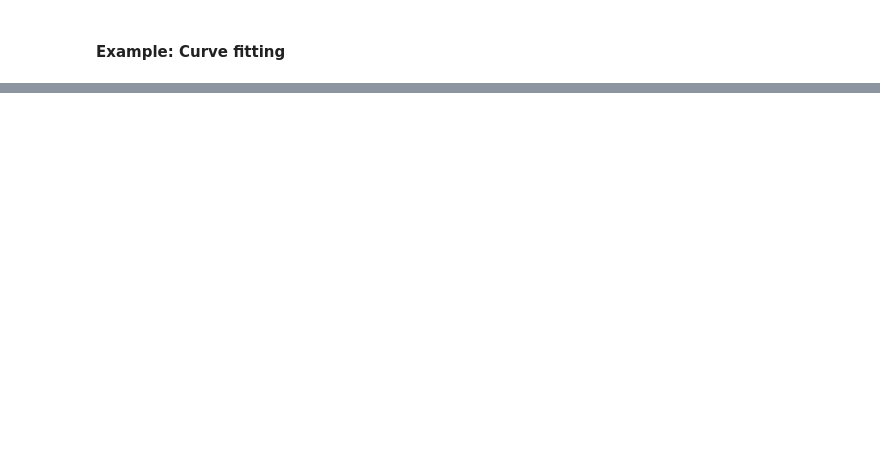
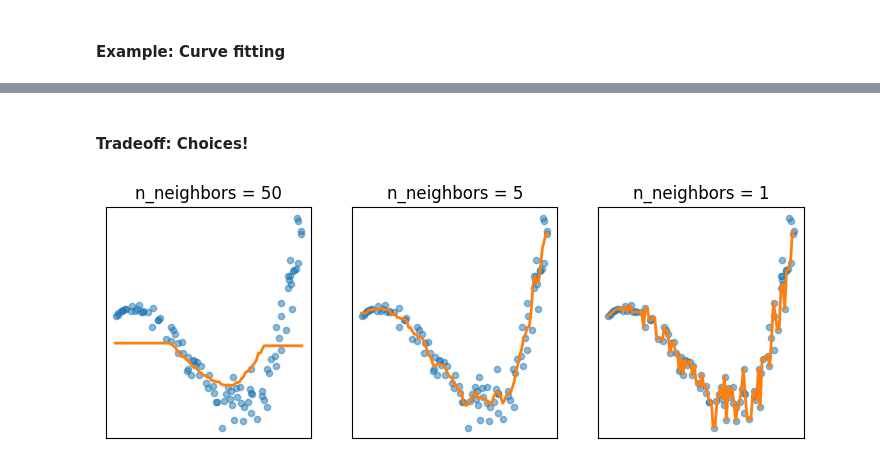
Before and after one commit to venkateshsoundar/DATA607W2025, a Jupyter notebook: lecture01.ipynb, the cells around one changed output, grey strips where cells are left out. Cells and saved outputs as stored; diff of their text form; code cells hidden in the pictures; blank space fills up the shorter version.

```diff
--- a/lecture01.ipynb
+++ b/lecture01.ipynb
@@ -222,0 +224,20 @@ plt.plot(u, v, lw=3, color="C1")
+# %% [markdown]
+#### Tradeoff: Choices!
+# %%
+fig, axes = plt.subplots(nrows=1, ncols=3, figsize=(9, 3), sharex=True, sharey=True)
+
+for ax, n_neighbors in zip(axes, [50, 5, 1]):
+    ax.scatter(x, y, alpha=0.5, s=20)
+    ax.set_xticks([])
+    ax.set_yticks([])
+    model = KNeighborsRegressor(n_neighbors=n_neighbors)
+    model.fit(X, y)
+    v = model.predict(u.reshape(-1, 1))
+    ax.plot(u, v, lw=2, color="C1")
+
+axes[0].set_title("n_neighbors = 50")
+axes[1].set_title("n_neighbors = 5")
+axes[2].set_title("n_neighbors = 1")
+plt.show()
+# %% [output]
+[figure, added]
```
Also changed, not shown: parts of 13 cells of this notebook.
